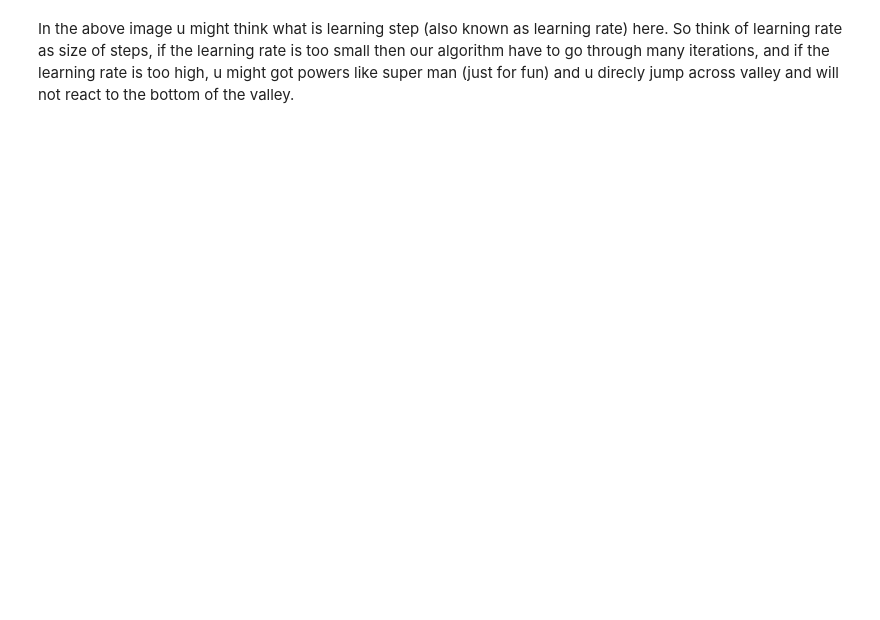
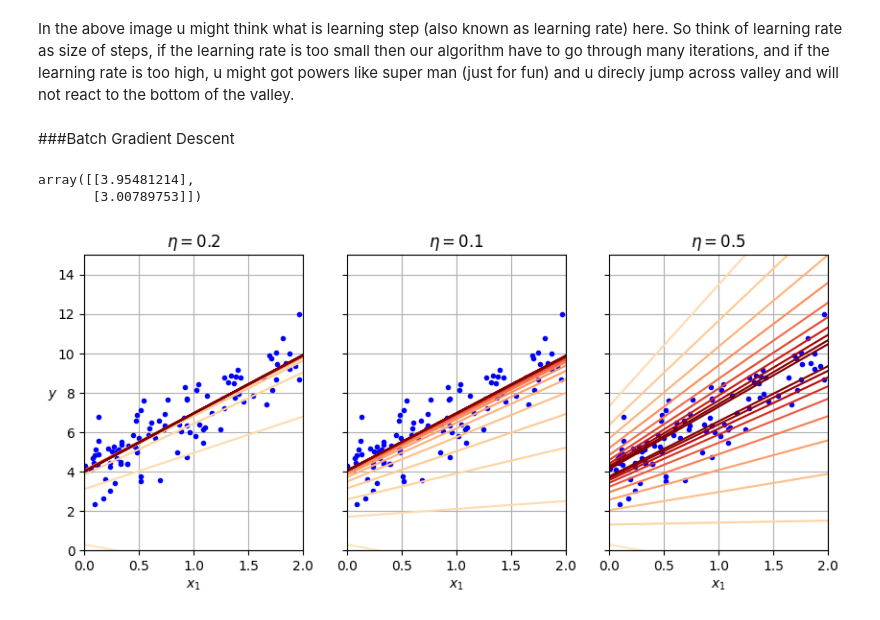
Before and after one commit to HelloSamved/Hands_on_machine_learning, a Jupyter notebook: Chapter4_Training_Models.ipynb, the cells around one changed output. Saved outputs shown, nothing was run; the diff lists cells and outputs as text; code cells hidden in the pictures; blank space fills up the shorter version.

```diff
--- a/Chapter4_Training_Models.ipynb
+++ b/Chapter4_Training_Models.ipynb
@@ -75,3 +75,57 @@ This is what gradient descent does, it measures the local gradient of error func
 # %% [markdown]
 In the above image u might think what is learning step (also known as learning rate) here.
 So think of learning rate as size of steps, if the learning rate is too small then our algorithm have to go through many iterations, and if the learning rate is too high, u might got powers like super man (just for fun) and u direcly jump across valley and will not react to the bottom of the valley.
+# %% [markdown]
+###Batch Gradient Descent
+# %%
+#Quick Implementation:
+learning_rate= 0.1
+n_epochs= 1000
+m= len(X_b)
+rng = np.random.default_rng(seed=42)
+theta= rng.standard_normal((2,1))
+for epochs in range(n_epochs):
+  gradients= 2/m * X_b.T.dot(X_b.dot(theta)-y)
+  theta= theta-learning_rate*gradients
+theta
+# %% [output]
+array([[3.95481214],
+       [3.00789753]])
+# %%
+#Ok so now let's plot our gradient descent curve:
+import matplotlib as mpl
+def plot_gradient_descent(theta, learning_rate):
+  m=len(X_b)
+  plt.plot(X, y, "b.")
+  n_epochs=1000
+  n_shown= 20
+  theta_path=[]
+  for epoch in range(n_epochs):
+        if epoch < n_shown:
+            y_predict = X_new_b @ theta
+            color = mpl.colors.rgb2hex(plt.cm.OrRd(epoch / n_shown + 0.15))
+            plt.plot(X_new, y_predict, linestyle="solid", color=color)
+        gradients = 2 / m * X_b.T @ (X_b @ theta - y)
+        theta = theta - learning_rate * gradients
+        theta_path.append(theta)
+  plt.xlabel("$x_1$")
+  plt.axis([0, 2, 0, 15])
+  plt.grid()
+  plt.title(fr"$\eta = {learning_rate}$")
+  return theta_path
+rng = np.random.default_rng(seed=42)
+theta = rng.standard_normal((2, 1))  # randomly initialized model parameters
+
+plt.figure(figsize=(10, 4))
+plt.subplot(131)
+plot_gradient_descent(theta, learning_rate=0.2)
+plt.ylabel("$y$", rotation=0)
+plt.subplot(132)
+theta_path_bgd = plot_gradient_descent(theta, learning_rate=0.1)
+plt.gca().axes.yaxis.set_ticklabels([])
+plt.subplot(133)
+plt.gca().axes.yaxis.set_ticklabels([])
+plot_gradient_descent(theta, learning_rate=0.5)
+plt.show()
+# %% [output]
+[figure, added]
```
Also changed, not shown: parts of 22 cells of this notebook.
